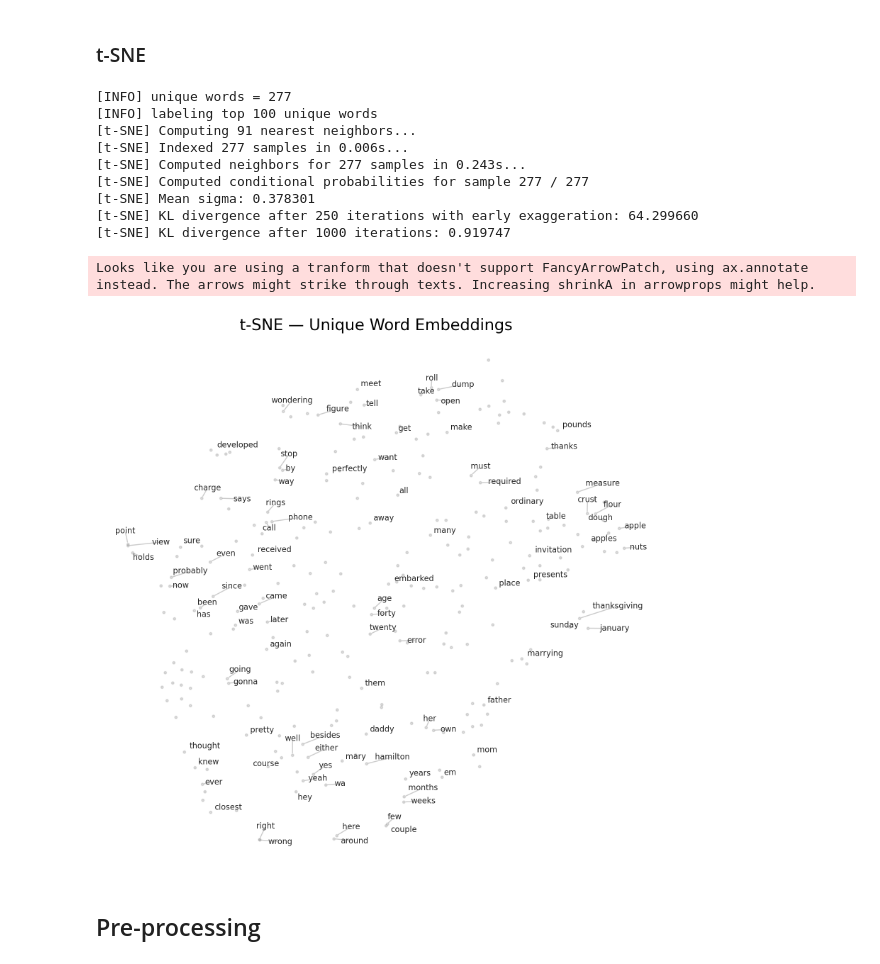
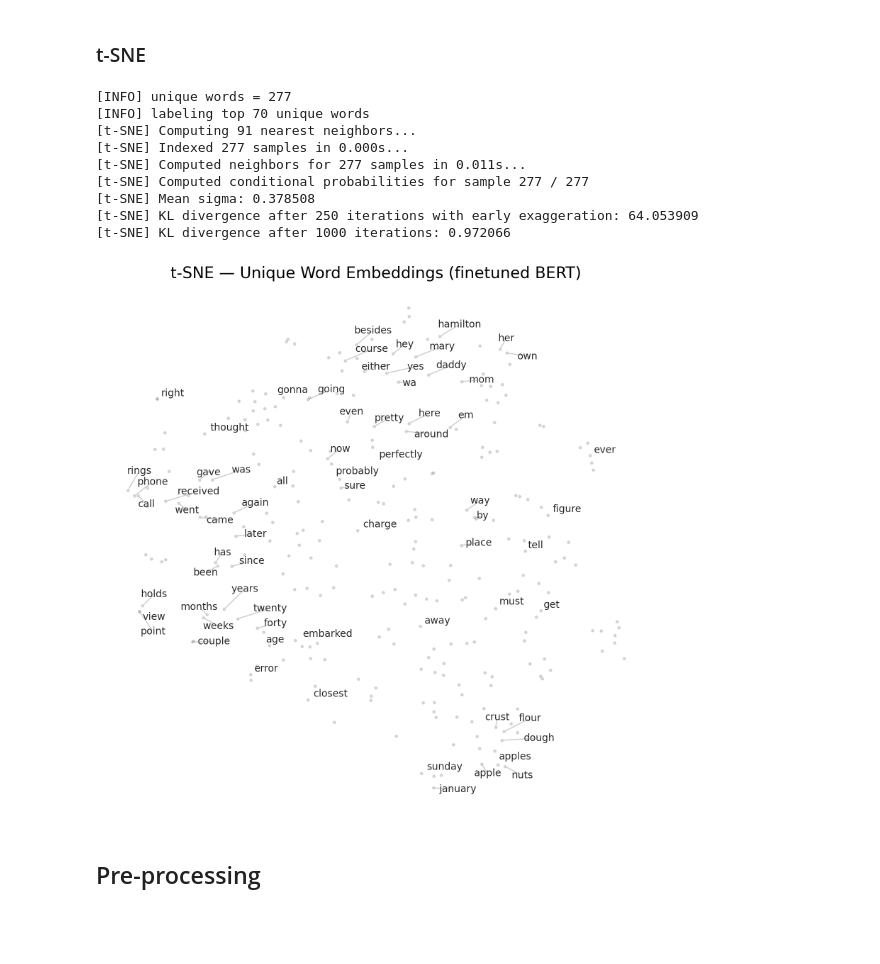
Before and after one commit to mkaeppel/stat215a_final, a Jupyter notebook: code/bert_finetuned.ipynb, the cells around one changed output. Cells and saved outputs as stored; diff of their text form; code cells hidden in the pictures; blank space fills up the shorter version.

Commit message:
adding figures, modified figure code

```diff
--- a/code/bert_finetuned.ipynb
+++ b/code/bert_finetuned.ipynb
@@ -467,7 +466,7 @@ print(f"[INFO] unique words = {len(unique_words)}")
 
 # Select top words to label
 scores = np.linalg.norm(unique_embs, axis=1)
-top_k = 100
+top_k = 70
 top_idx = np.argsort(scores)[-top_k:]
 print(f"[INFO] labeling top {top_k} unique words")
 
@@ -494,44 +493,43 @@ plt.scatter(X2[:,0], X2[:,1], s=6, alpha=0.25, color="gray")
 texts = []
 for i in top_idx:
     t = plt.text(
         X2[i,0], X2[i,1],
         unique_words[i],
-        fontsize=8,
+        fontsize=10,
         alpha=0.85
     )
     texts.append(t)
 
 
 # auto adjust text to reduce overlaps
 adjust_text(
     texts,
     arrowprops=dict(
         arrowstyle="-",
         color="gray",
         alpha=0.4
     ),
     expand_text=(1.1, 1.2),
     force_points=0.15,
     force_text=0.3
 )
 
-plt.title("t-SNE — Unique Word Embeddings", fontsize=16)
+plt.title("t-SNE — Unique Word Embeddings (finetuned BERT)", fontsize=16)
 plt.axis("off")
 plt.tight_layout()
-plt.savefig("bert_finetuned_tsne_unique.pdf", bbox_inches="tight", dpi=300)
+plt.savefig("../figures/bert_finetuned_tsne_unique.pdf", bbox_inches="tight", dpi=300)
 plt.show()
 # %% [output]
 [INFO] unique words = 277
-[INFO] labeling top 100 unique words
+[INFO] labeling top 70 unique words
 [t-SNE] Computing 91 nearest neighbors...
-[t-SNE] Indexed 277 samples in 0.006s...
-[t-SNE] Computed neighbors for 277 samples in 0.243s...
+[t-SNE] Indexed 277 samples in 0.000s...
+[t-SNE] Computed neighbors for 277 samples in 0.011s...
 [t-SNE] Computed conditional probabilities for sample 277 / 277
-[t-SNE] Mean sigma: 0.378301
-[t-SNE] KL divergence after 250 iterations with early exaggeration: 64.299660
-[t-SNE] KL divergence after 1000 iterations: 0.919747
+[t-SNE] Mean sigma: 0.378508
+[t-SNE] KL divergence after 250 iterations with early exaggeration: 64.053909
+[t-SNE] KL divergence after 1000 iterations: 0.972066
-Looks like you are using a tranform that doesn't support FancyArrowPatch, using ax.annotate instead. The arrows might strike through texts. Increasing shrinkA in arrowprops might help.
-[figure, old version]
+[figure, new version]
 # %% [markdown]
 ## Pre-processing
 # %%
```
Also changed, not shown: parts of 1 cell of this notebook, 20 other files.
